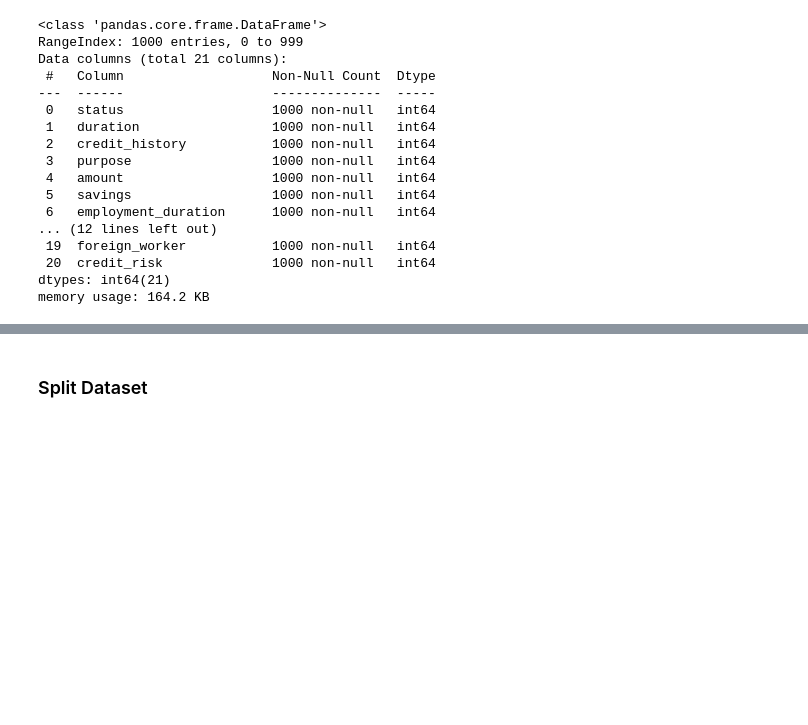
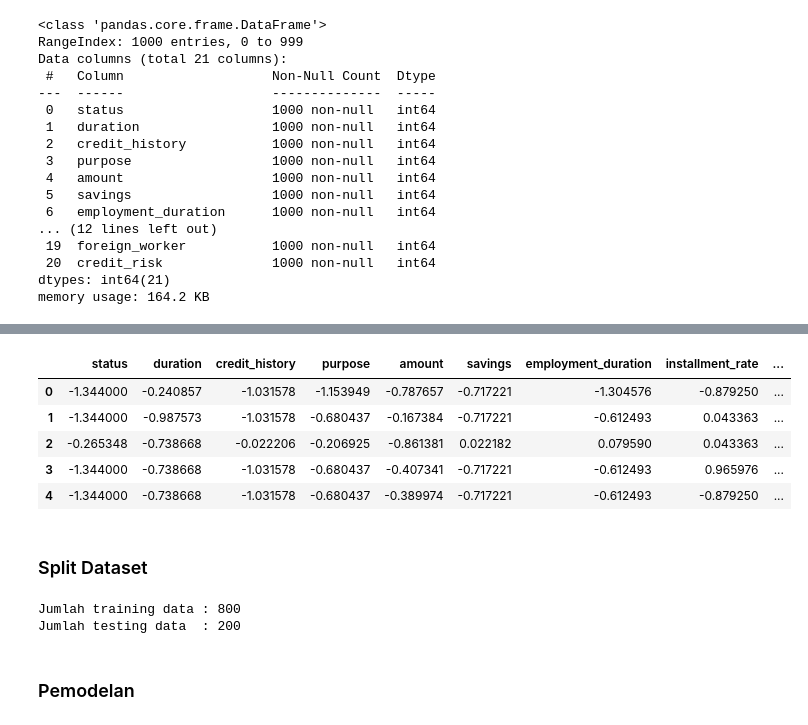
Before and after one commit to haikalfachri/bagging-classification-project-based, a Jupyter notebook: ML_ProjectBased.ipynb, the cells around one changed output, grey strips where cells are left out. Saved outputs shown, nothing was run; the diff lists cells and outputs as text; code cells hidden in the pictures; blank space fills up the shorter version.

```diff
--- a/ML_ProjectBased.ipynb
+++ b/ML_ProjectBased.ipynb
@@ -217,2 +243,12 @@ memory usage: 164.2 KB
+# %%
+# Data setelah scaling
+df_after_scaling.head()
+# %% [output]
+|  | status | duration | credit_history | purpose | amount | savings | employment_duration | installment_rate | ... |
+| 0 | -1.344000 | -0.240857 | -1.031578 | -1.153949 | -0.787657 | -0.717221 | -1.304576 | -0.879250 | ... |
+| 1 | -1.344000 | -0.987573 | -1.031578 | -0.680437 | -0.167384 | -0.717221 | -0.612493 | 0.043363 | ... |
+| 2 | -0.265348 | -0.738668 | -0.022206 | -0.206925 | -0.861381 | 0.022182 | 0.079590 | 0.043363 | ... |
+| 3 | -1.344000 | -0.738668 | -1.031578 | -0.680437 | -0.407341 | -0.717221 | -0.612493 | 0.965976 | ... |
+| 4 | -1.344000 | -0.738668 | -1.031578 | -0.680437 | -0.389974 | -0.717221 | -0.612493 | -0.879250 | ... |
 # %% [markdown]
 ### Split Dataset
@@ -218,0 +264,9 @@ memory usage: 164.2 KB
+# %%
+# Menampilkan hasil split data
+print(f'Jumlah training data : {len(x_train)}')
+print(f'Jumlah testing data  : {len(x_test)}')
+# %% [output]
+Jumlah training data : 800
+Jumlah testing data  : 200
+# %% [markdown]
+### Pemodelan
```
Also changed, not shown: parts of 16 cells of this notebook.
